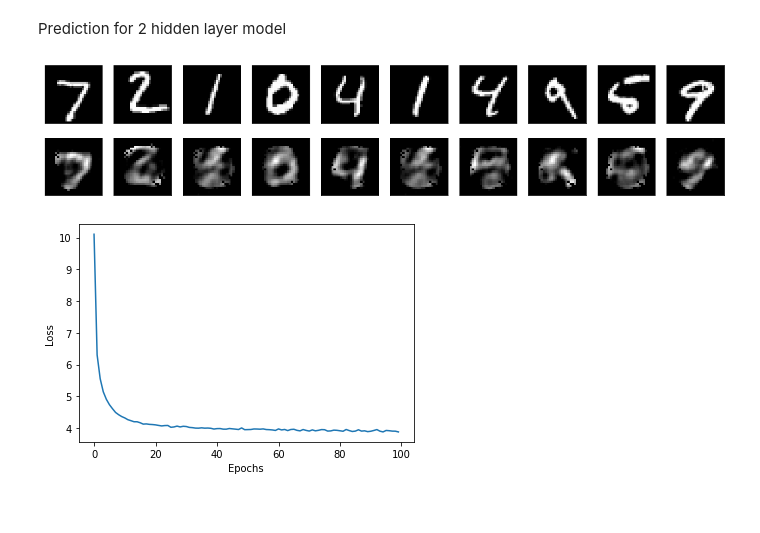
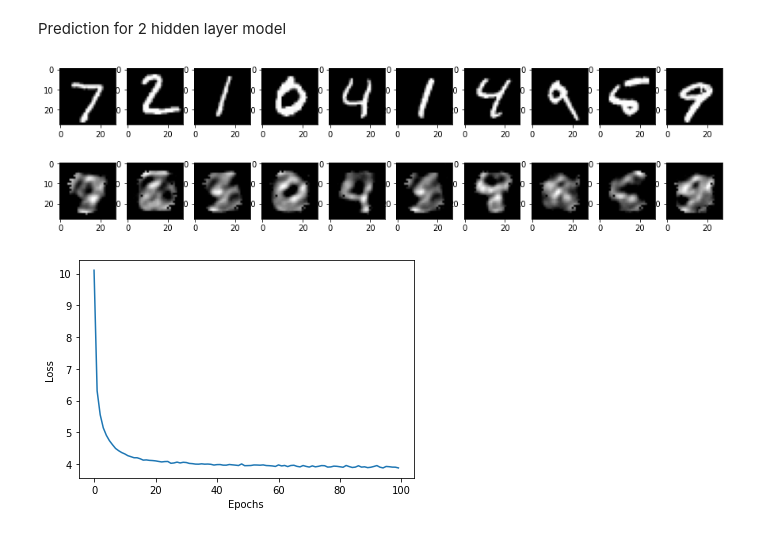
Before and after one commit to shivam-kislay/ATMTransaction, a Jupyter notebook: ShivamKislayAssignment.ipynb, the cells around one changed output. Drawn from its saved outputs; the diff is of its cells as text; code cells hidden in the pictures.

```diff
--- a/ShivamKislayAssignment.ipynb
+++ b/ShivamKislayAssignment.ipynb
@@ -310,26 +301,20 @@ plt.show()
 [figure]
 # %% [markdown]
 Prediction for 2 hidden layer model
-# %%
-number = 10  # how many digits we will display
-plt.figure(figsize=(20, 4))
-for index in range(number):
-    # display original
-    ax = plt.subplot(2, number, index + 1)
-    plt.imshow(x_test[index].reshape(28, 28))
-    plt.gray()
-    ax.get_xaxis().set_visible(False)
-    ax.get_yaxis().set_visible(False)
-
-    # display reconstruction
-    ax = plt.subplot(2, number, index + 1 + number)
-    plt.imshow(model2(x_test)[index].numpy().reshape(28, 28))
-    plt.gray()
-    ax.get_xaxis().set_visible(False)
-    ax.get_yaxis().set_visible(False)
-plt.show()
-# %% [output]
-[figure, removed]
+# %%
+out2 = model2.predict(x_test)
+n = 10
+plt.figure(figsize=(15,4))
+for i in range(n):
+  ax = plt.subplot(2,n,i+1)
+  plt.imshow(x_test[i].reshape(28,28))
+
+  ax = plt.subplot(2,n,i+1+n)
+  plt.imshow(out2[i].reshape(28,28))
+
+plt.show()
+# %% [output]
+[figure, added]
 # %%
 plt.plot(range(100), model2.loss)
 plt.xlabel('Epochs')
```
Also changed, not shown: parts of 17 cells of this notebook.
